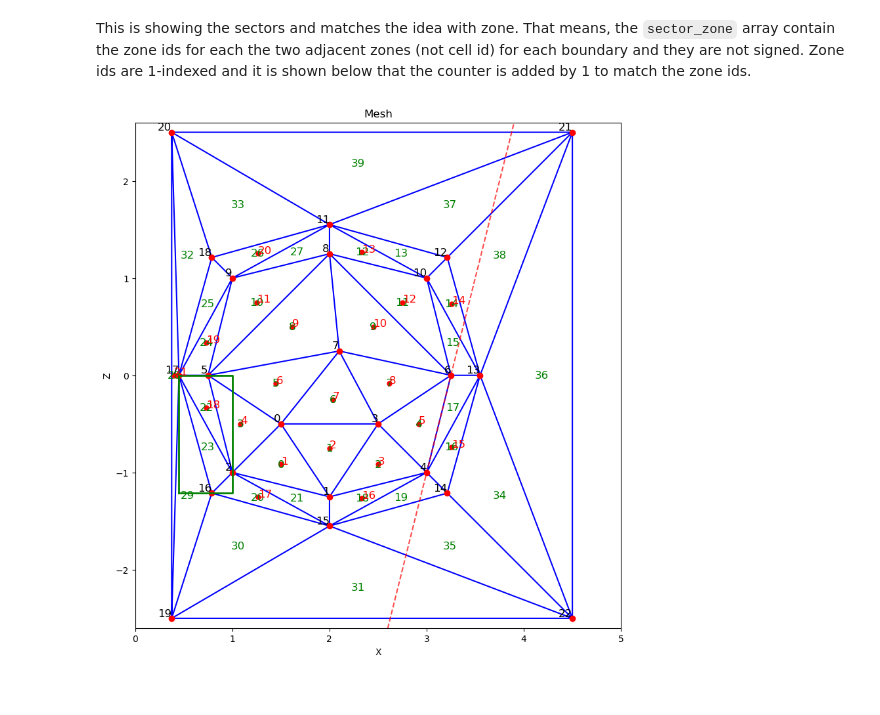
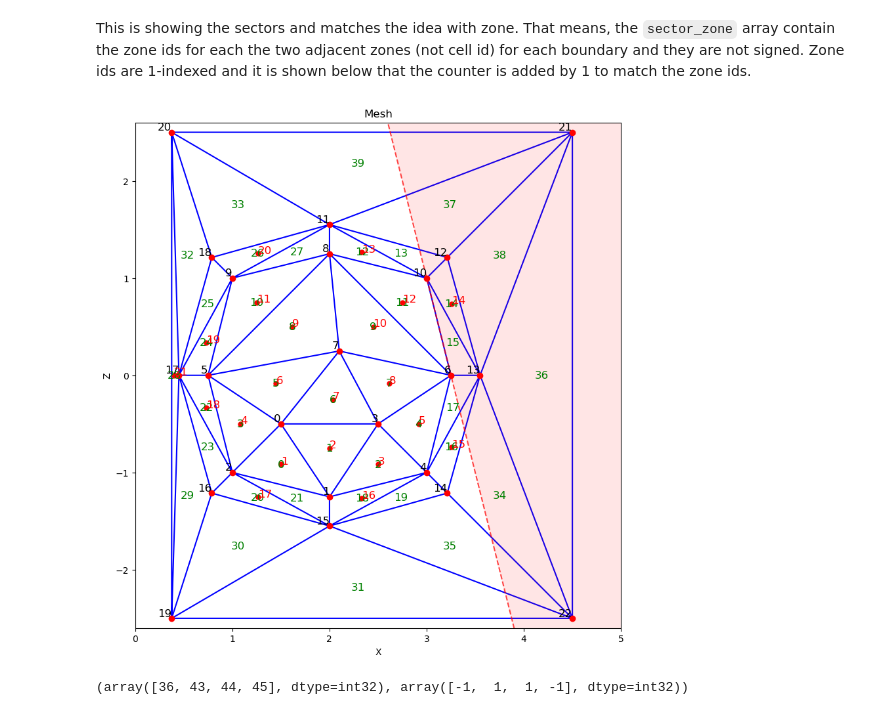
Before and after one commit to Fuad-HH/Degas2-Geom-Debug, a Jupyter notebook: identify_dg2_mesh_cells.ipynb, the cells around one changed output. Drawn from its saved outputs; the diff is of its cells as text; code cells hidden in the pictures.

```diff
--- a/identify_dg2_mesh_cells.ipynb
+++ b/identify_dg2_mesh_cells.ipynb
@@ -204,30 +204,38 @@ This is showing the sectors and matches the idea with zone. That means, the `sec
 # %%
 # plot zone centers
 fig, ax = plt.subplots()
 plot_triangulation_with_labels(mesh, axis=ax)
 
 # print zone ids
 for i, (x, z) in enumerate(zone_centers[:, [0, 2]]):
     ax.text(x, z, str(i+1), color='red', fontsize=12)
 
 # plot dot at zone centers
 ax.plot(zone_centers[:, 0], zone_centers[:, 2], 'ro', markersize=5)
 
-plot_quad_on_xz(surface_coeffs[21], (0,5), (-5,5), axis=ax)
+# test_sufaces, test_signs = get_cell_boundaries(8, cells, boundaries)
+# for s_id, sign in zip(test_sufaces, test_signs):
+#     plot_quad_on_xz(surface_coeffs[s_id], (0,5), (-5,5), axis=ax, sign=sign)
+
+plot_quad_on_xz(surface_coeffs[44], (0,5), (-5,5), axis=ax, sign=-1)
 
 
-zone_box_id = 17
-# plot zone bounding box wth a rectangle
-ax.plot([zone_min[zone_box_id, 0], zone_max[zone_box_id, 0], zone_max[zone_box_id, 0], zone_min[zone_box_id, 0], zone_min[zone_box_id, 0]],
-        [zone_min[zone_box_id, 2], zone_min[zone_box_id, 2], zone_max[zone_box_id, 2], zone_max[zone_box_id, 2], zone_min[zone_box_id, 2]], 'g-', linewidth=2)
+# zone_box_id = 17
+# # plot zone bounding box wth a rectangle
+# ax.plot([zone_min[zone_box_id, 0], zone_max[zone_box_id, 0], zone_max[zone_box_id, 0], zone_min[zone_box_id, 0], zone_min[zone_box_id, 0]],
+#         [zone_min[zone_box_id, 2], zone_min[zone_box_id, 2], zone_max[zone_box_id, 2], zone_max[zone_box_id, 2], zone_min[zone_box_id, 2]], 'g-', linewidth=2)
 
 ax.set_xlabel('X')
 ax.set_ylabel('Z')
 # equal axis scaling
 ax.set_aspect('equal')
 ax.set_xlim(0,5)
 ax.set_ylim(-2.6,  2.6)
 fig.set_size_inches(10, 10)
 plt.show()
 # %% [output]
-[figure, old version]
+[figure, new version]
+# %%
+get_cell_boundaries(16, cells, boundaries)
+# %% [output]
+(array([36, 43, 44, 45], dtype=int32), array([-1,  1,  1, -1], dtype=int32))
```
Also changed, not shown: 2 other files.
